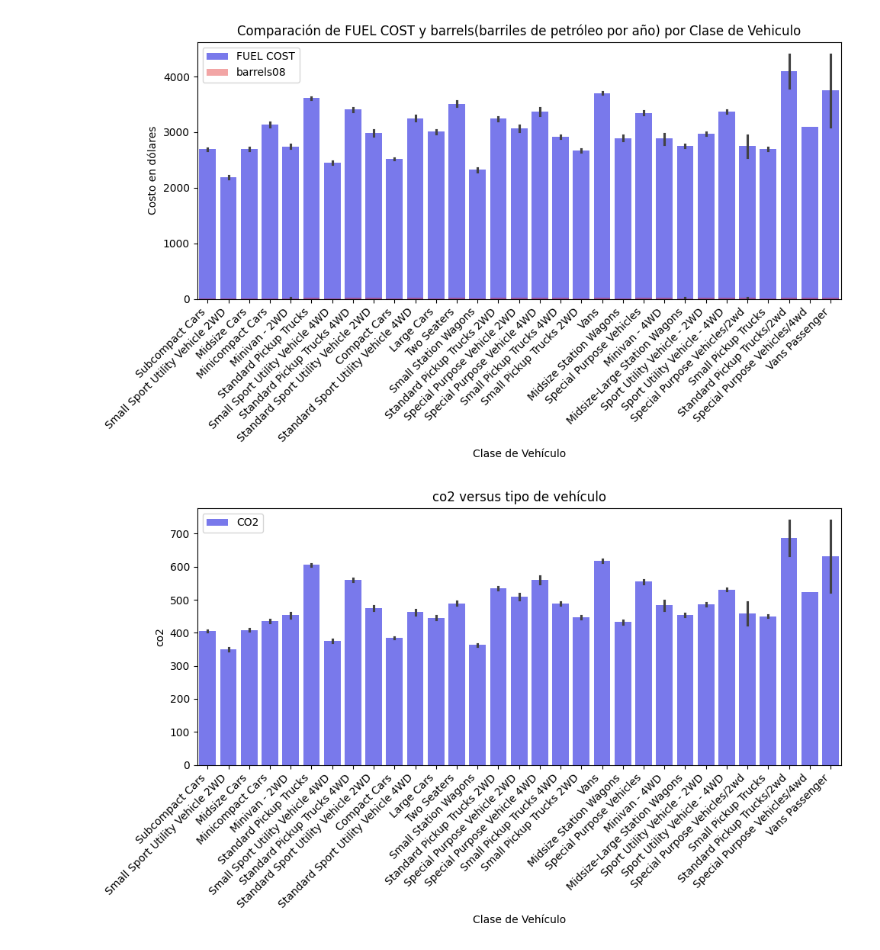
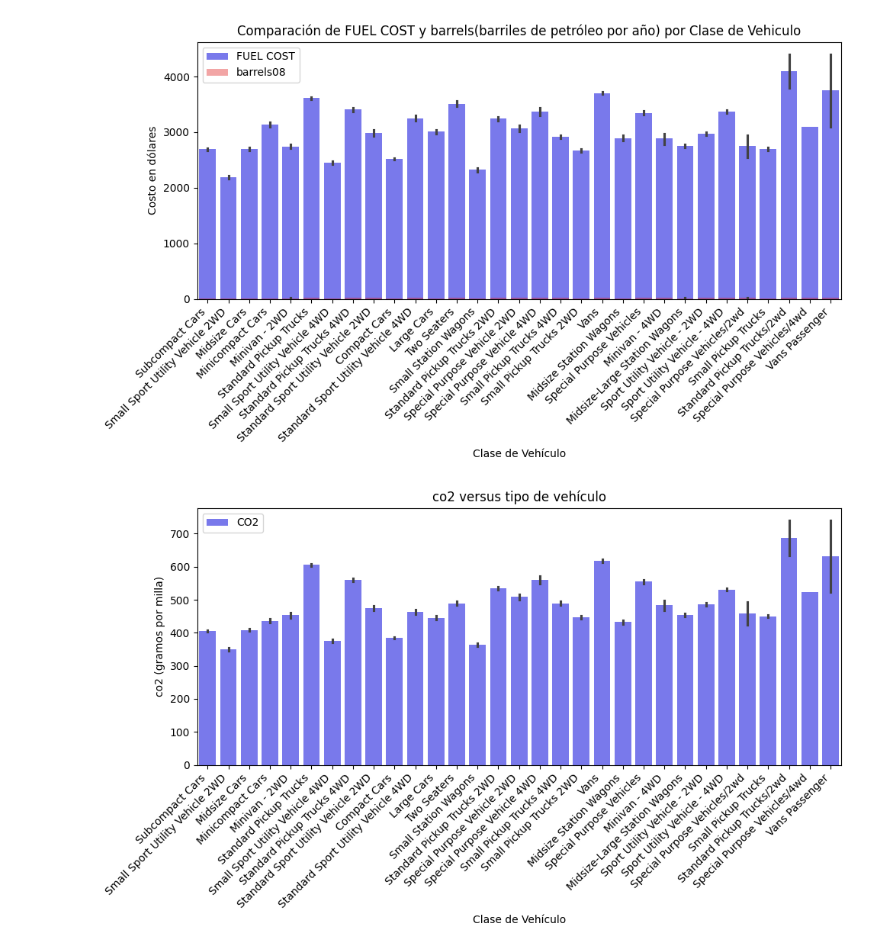
Before and after one commit to AgustinNiederle/ProyectoFinalHenry_AirTaxis, a Jupyter notebook: exploracion1.ipynb, the cells around one changed output. Saved outputs shown, nothing was run; the diff lists cells and outputs as text; code cells hidden in the pictures.

```diff
--- a/exploracion1.ipynb
+++ b/exploracion1.ipynb
@@ -895,17 +895,17 @@ plt.show()
 # %%
 #[["co2TailpipeGpm","VClass"]]
 plt.figure(figsize=(10, 6))
 
 sns.barplot(x='VClass', y='co2TailpipeGpm', data=Dataset7, color='b', alpha=0.6, label='CO2')
 #sns.barplot(x='VClass', y='barrels08', data=Dataset7, color='r', alpha=0.4, label='barrels08')
 
 plt.title('co2 versus tipo de vehículo')
 plt.xlabel('Clase de Vehículo')
-plt.ylabel('co2')
+plt.ylabel('co2 (gramos por milla)')
 plt.xticks(rotation=45, ha='right')
 plt.legend()
 
 plt.tight_layout()
 plt.show()
 # %% [output]
-[figure, old version]
+[figure, new version]
```
Also changed, not shown: parts of 1 cell of this notebook, 6 other files.
